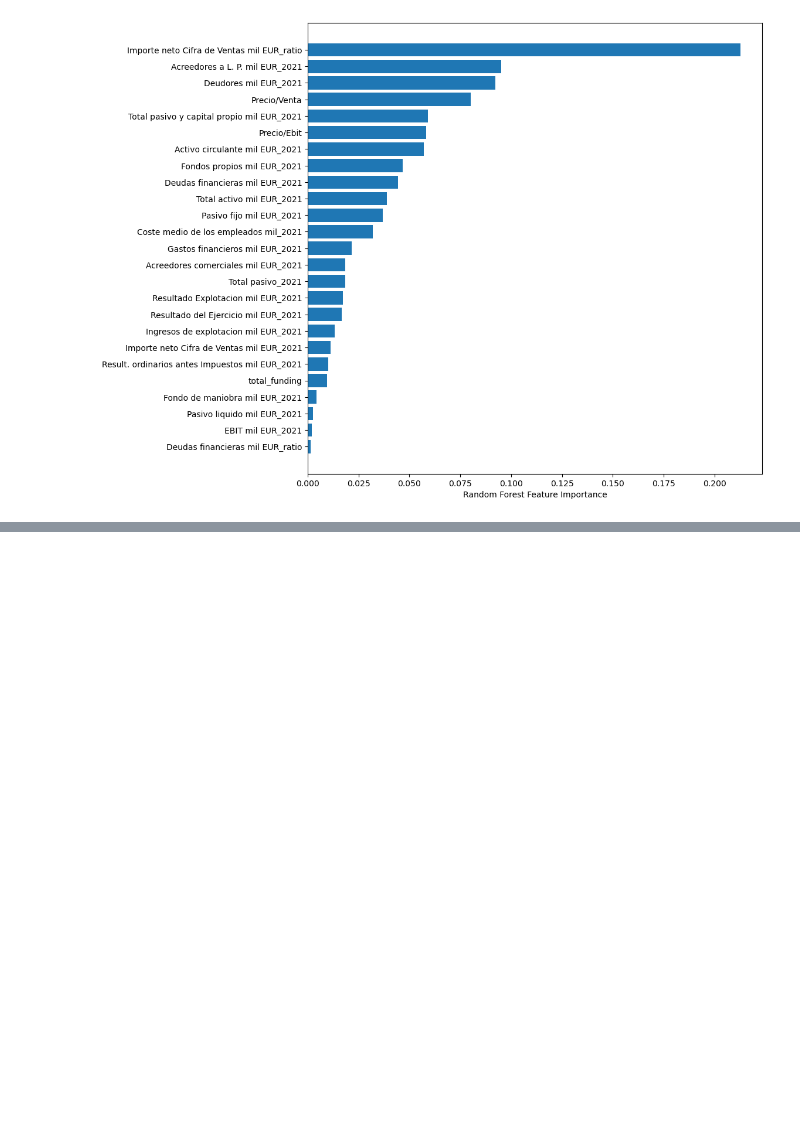
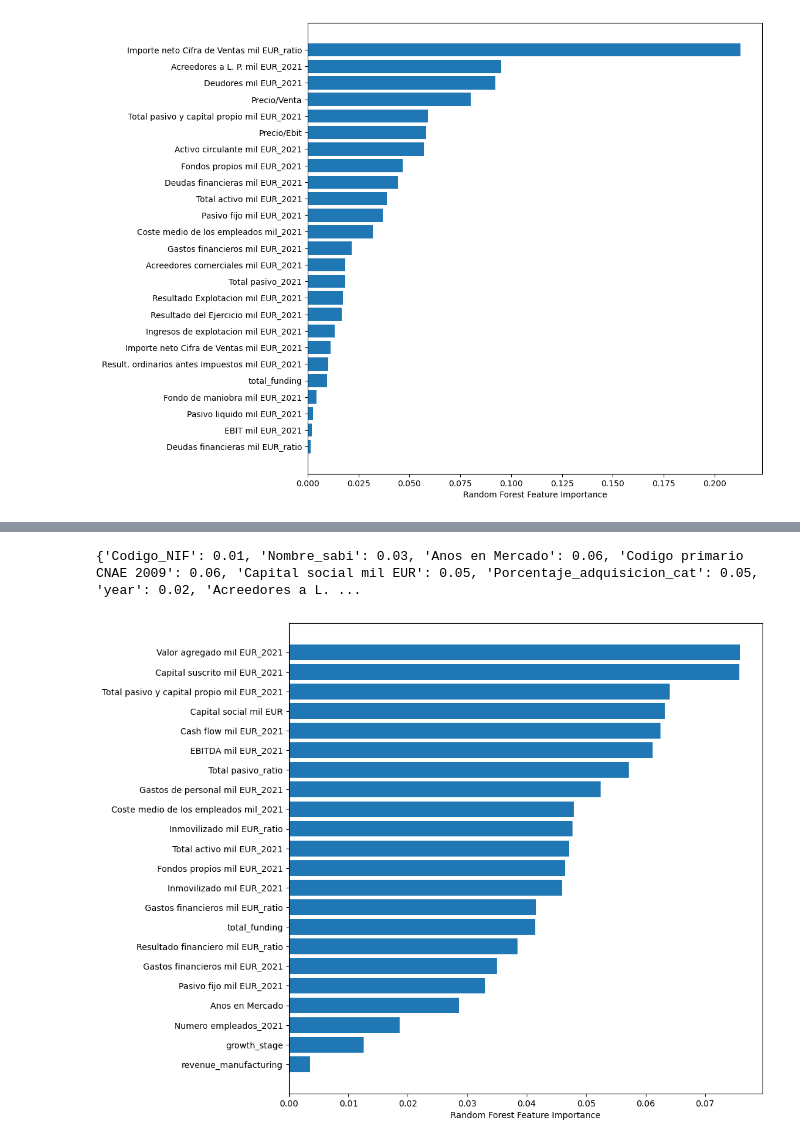
Before and after one commit to unaimleal/spri_reto_07_morado, a Jupyter notebook: preprocesamiento.ipynb, the cells around one changed output, grey strips where cells are left out. Drawn from its saved outputs; the diff is of its cells as text; code cells hidden in the pictures; blank space fills up the shorter version.

Commit message:
seleccion de variables y creacion de modelado

```diff
--- a/preprocesamiento.ipynb
+++ b/preprocesamiento.ipynb
@@ -1166,0 +1273,6 @@ df_valoracion_seleccionado=df_valoracion_seleccionado.drop(['valuation_2022'],ax
+# %%
+#Calculamos la correlación de la columna 'valuation_2022' con todas las demás columnas, pero en valor absoluto.
+correlacion = df_adquisicion_final.corr()['Porcentaje_adquisicion_cat']
+df_adquisicion_final_valor_absoluto = pd.DataFrame({'Variables': correlacion.index, 'Correlacion con Porcentaje_adquisicion_cat': correlacion.abs().values})
+df_adquisicion_final_valor_absoluto = df_adquisicion_final_valor_absoluto.sort_values(by='Correlacion con Porcentaje_adquisicion_cat', ascending=False)
+print(df_adquisicion_final_valor_absoluto)
@@ -1166,0 +1314,5 @@ df_valoracion_seleccionado=df_valoracion_seleccionado.drop(['valuation_2022'],ax
+# %%
+#Se eliminan las variables que tienen una correlación con 'valuation_2022' menor a 0.3
+columnas_a_mantener=list(df_adquisicion_final_valor_absoluto[df_adquisicion_final_valor_absoluto\
+    ['Correlacion con Porcentaje_adquisicion_cat']>0.1]['Variables'].values)
+columnas_a_mantener
@@ -1166,0 +1337,3 @@ df_valoracion_seleccionado=df_valoracion_seleccionado.drop(['valuation_2022'],ax
+# %%
+df_adquisicion_seleccionado=df_adquisicion_final[columnas_a_mantener]
+df_adquisicion_seleccionado.columns
@@ -1166,0 +1354,28 @@ df_valoracion_seleccionado=df_valoracion_seleccionado.drop(['valuation_2022'],ax
+# %%
+from sklearn.ensemble import RandomForestRegressor
+from sklearn.model_selection import train_test_split
+
+x = df_adquisicion_seleccionado.iloc[:,1:]
+y= df_adquisicion_seleccionado['Porcentaje_adquisicion_cat']
+x_train, x_test, y_train, y_test = train_test_split(x, y, test_size=0.25, random_state=0)
+
+
+rf = RandomForestRegressor (random_state=0)
+rf.fit(x_train, y_train)
+
+print(dict(zip(df.columns, rf.feature_importances_.round(2))))
+
+#Plot de las variables en orden descendente
+forest_importances = pd.Series(rf.feature_importances_, index=df_adquisicion_seleccionado.drop('Porcentaje_adquisicion_cat', axis=1).columns).sort_values(ascending=True)
+plt.figure(figsize=(10,10))
+plt.barh(forest_importances.index, forest_importances)
+plt.xlabel("Random Forest Feature Importance")
+
+#Crear dataframe con importancia de caracteristicas forest_importances=forest_importances.to_frame().reset_index()
+forest_importances=forest_importances.to_frame().reset_index()
+columns=['feature', 'importance']
+forest_importances.columns=['feature', 'importance']
+zero_features = list(forest_importances [forest_importances ['importance'] < 0.00025]['feature'])
+# %% [output]
+{'Codigo_NIF': 0.01, 'Nombre_sabi': 0.03, 'Anos en Mercado': 0.06, 'Codigo primario CNAE 2009': 0.06, 'Capital social mil EUR': 0.05, 'Porcentaje_adquisicion_cat': 0.05, 'year': 0.02, 'Acreedores a L. ...
+[figure, added]
```
Also changed, not shown: parts of 36 cells of this notebook, 2 other files.
